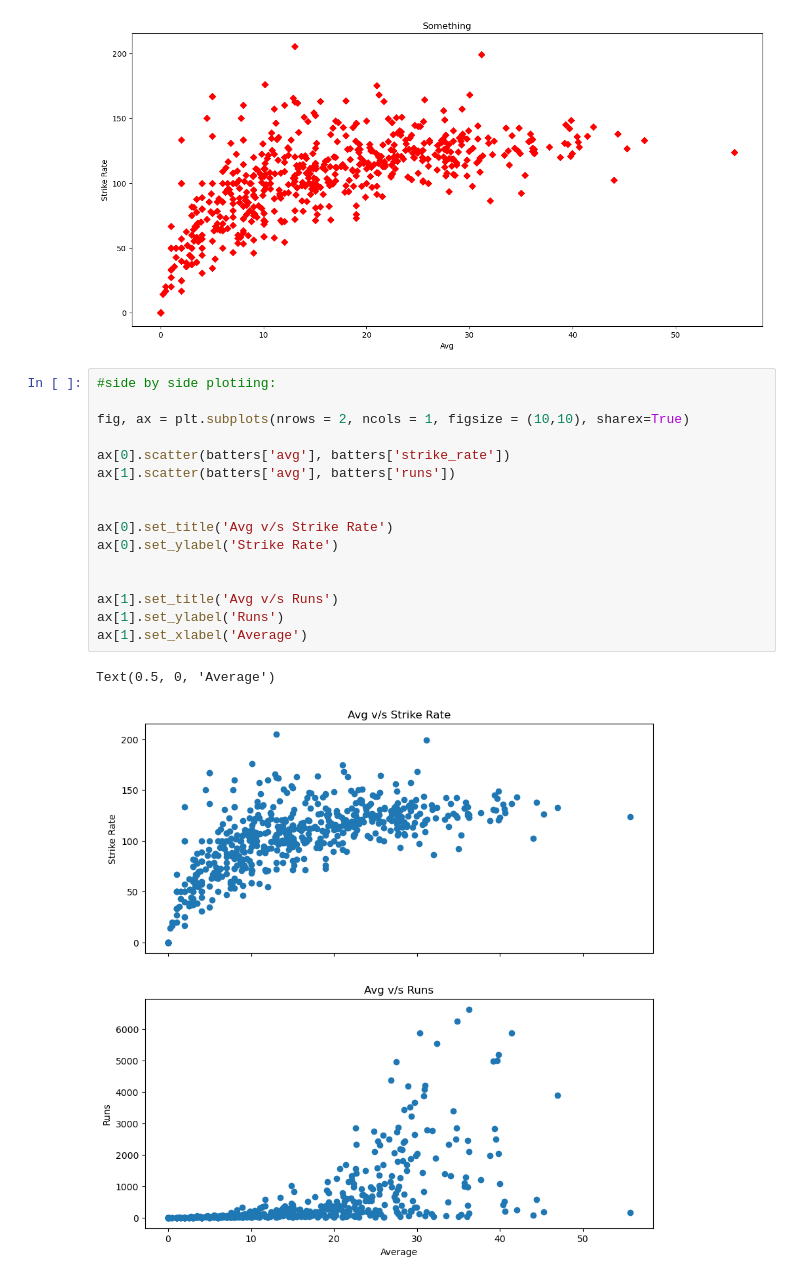
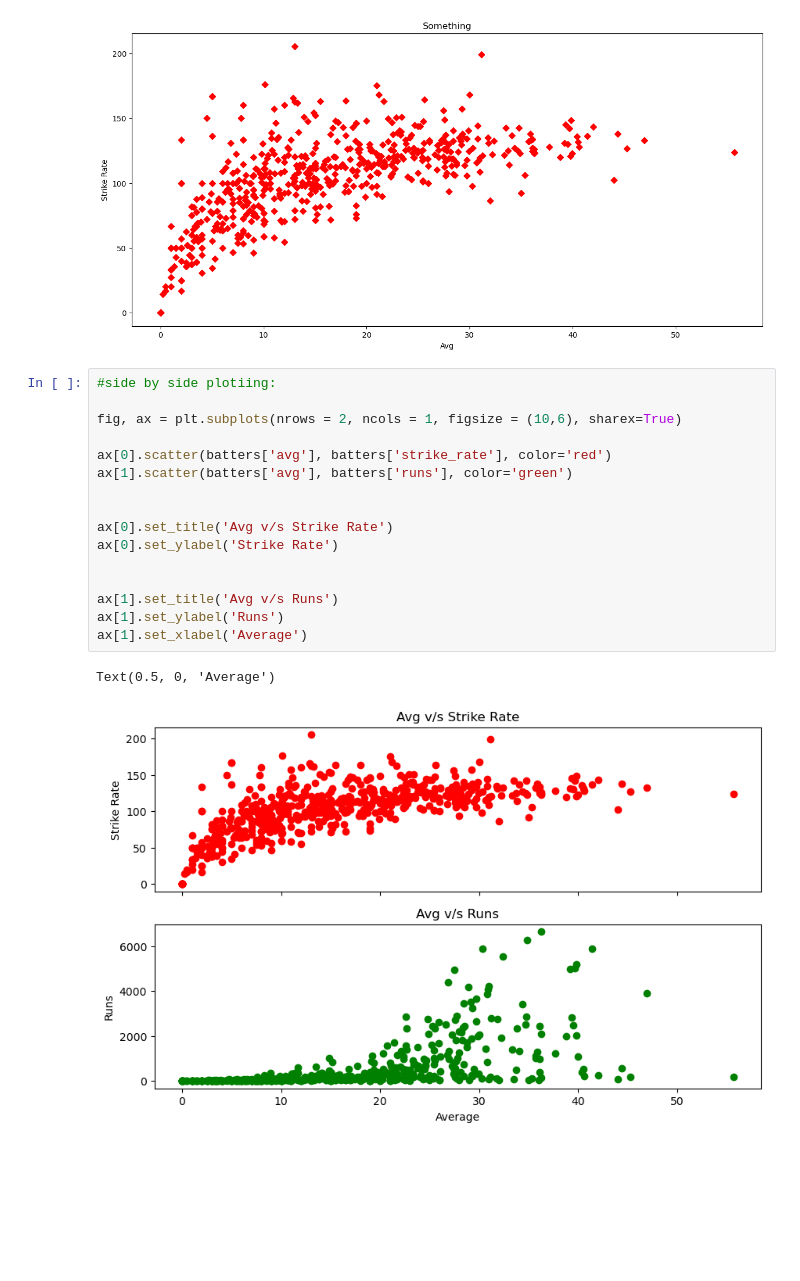
Before and after one commit to shubhammgits/Python-DS-AIML, a Jupyter notebook: MATPLOTLIB/advanced.ipynb, the cells around one changed output. Saved outputs shown, nothing was run; the diff lists cells and outputs as text; blank space fills up the shorter version.

```diff
--- a/MATPLOTLIB/advanced.ipynb
+++ b/MATPLOTLIB/advanced.ipynb
@@ -152,19 +152,19 @@ fig.show()
 # %%
 #side by side plotiing:
 
-fig, ax = plt.subplots(nrows = 2, ncols = 1, figsize = (10,10), sharex=True)
+fig, ax = plt.subplots(nrows = 2, ncols = 1, figsize = (10,6), sharex=True)
 
-ax[0].scatter(batters['avg'], batters['strike_rate'])
-ax[1].scatter(batters['avg'], batters['runs'])
+ax[0].scatter(batters['avg'], batters['strike_rate'], color='red')
+ax[1].scatter(batters['avg'], batters['runs'], color='green')
 
 
 ax[0].set_title('Avg v/s Strike Rate')
 ax[0].set_ylabel('Strike Rate')
 
 
 ax[1].set_title('Avg v/s Runs')
 ax[1].set_ylabel('Runs')
 ax[1].set_xlabel('Average')
 # %% [output]
 Text(0.5, 0, 'Average')
-[figure, old version]
+[figure, new version]
```
